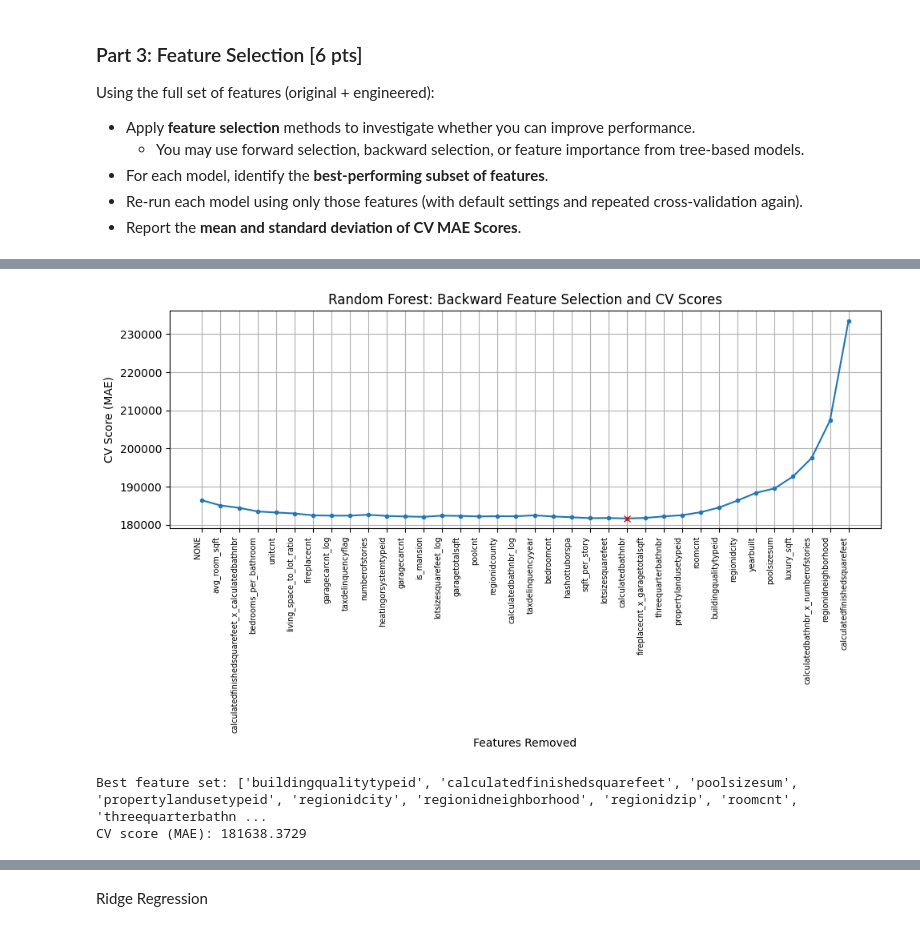
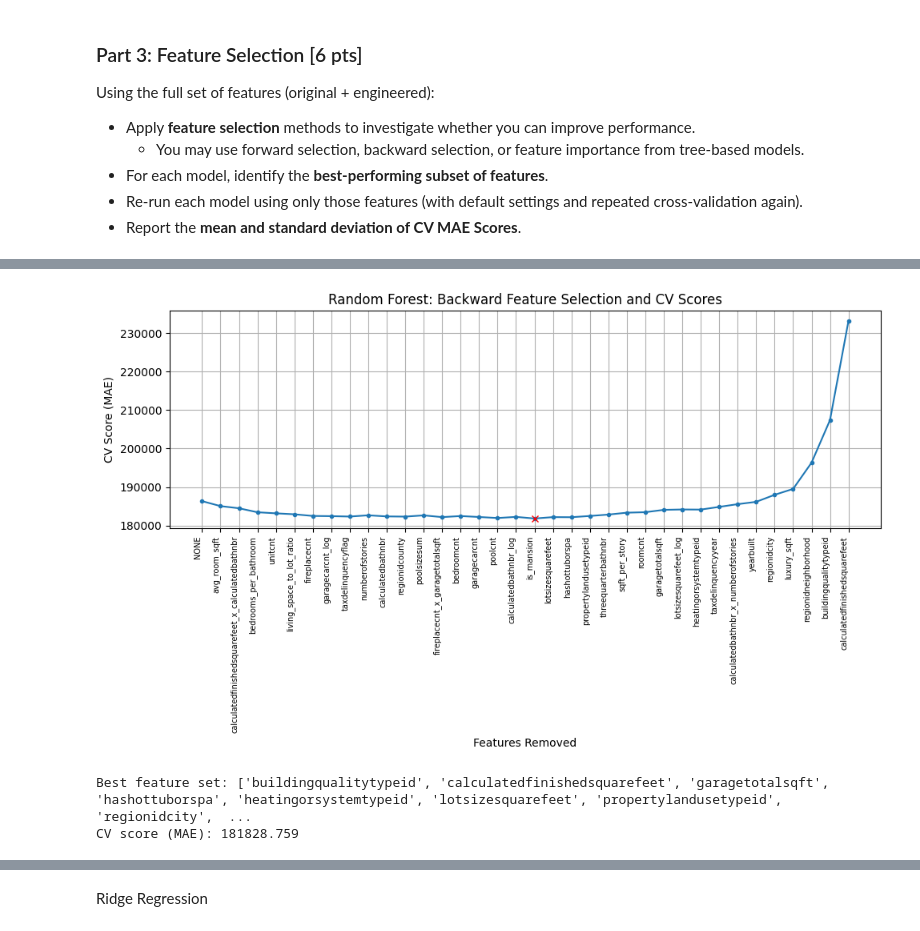
Before and after one commit to luke-wamboldt/Mod-3-Milestones-Group-78, a Jupyter notebook: Milestone_02.ipynb, the cells around one changed output, grey strips where cells are left out. Saved outputs shown, nothing was run; the diff lists cells and outputs as text; code cells hidden in the pictures.

```diff
--- a/Milestone_02.ipynb
+++ b/Milestone_02.ipynb
@@ -677,6 +679,9 @@ def backward_feature_selection(X, y, model,
         best_feature_set,       # Feature set that achieved the best CV score
         best_score              # Best (lowest) CV score
     )
+# %%
+# Convert scaled data from numpy array to dataframe
+X_eng_train_scaled_df = pd.DataFrame(X_eng_train_scaled, columns = X_eng_train.columns)
 # %%
 # Backward Feature Selection - Ridge
 
@@ -712,35 +715,33 @@ CV score (MAE): 209600.5589
 # %%
 # Backward Feature Selection - Random Forest
 
 model = RandomForestRegressor(random_state=random_state)
 
-selected_features, best_scores, best_feature_set, best_backward_score = (backward_feature_selection(X_eng_train, y_eng_train, model, verbose = False))
+selected_features, best_scores, best_feature_set, best_backward_score = (backward_feature_selection(X_eng_train_scaled_df, y_eng_train, model, verbose = False))
 
 # Plot the results
 
 plt.figure(figsize = (10, 6))
 plt.title('Random Forest: Backward Feature Selection and CV Scores')
 plt.plot(range(1, len(best_scores) + 1), best_scores, marker = '.')
 index = np.argmin(best_scores)
 plt.plot([index + 1], best_scores[index], marker = 'x', color = 'red')
 plt.xticks(range(1, len(selected_features) + 1), selected_features, rotation = 90, ha = 'right', fontsize=7)
 plt.xlabel('Features Removed')
 plt.ylabel('CV Score (MAE)')
 
-# plt.ylim(300000, 360000)
-
 plt.grid()
 plt.tight_layout()
 plt.show()
 
 # Print the best subset and cv score
 
 print("Best feature set:", best_feature_set)
 print("CV score (MAE):", np.around(best_backward_score, 4))
 # %% [output]
-[figure, old version]
+[figure, new version]
-Best feature set: ['buildingqualitytypeid', 'calculatedfinishedsquarefeet', 'poolsizesum', 'propertylandusetypeid', 'regionidcity', 'regionidneighborhood', 'regionidzip', 'roomcnt', 'threequarterbathn ...
-CV score (MAE): 181638.3729
+Best feature set: ['buildingqualitytypeid', 'calculatedfinishedsquarefeet', 'garagetotalsqft', 'hashottuborspa', 'heatingorsystemtypeid', 'lotsizesquarefeet', 'propertylandusetypeid', 'regionidcity',  ...
+CV score (MAE): 181828.759
 # %%
 # Backward Feature Selection - Gradient Boosting
 
```
Also changed, not shown: parts of 13 cells of this notebook.
